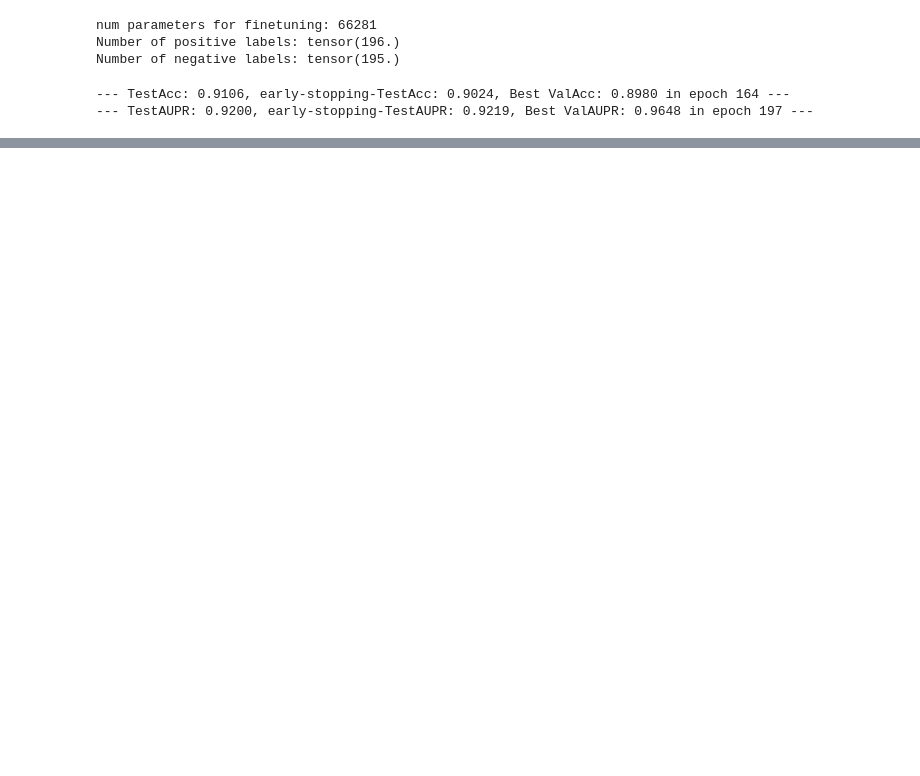
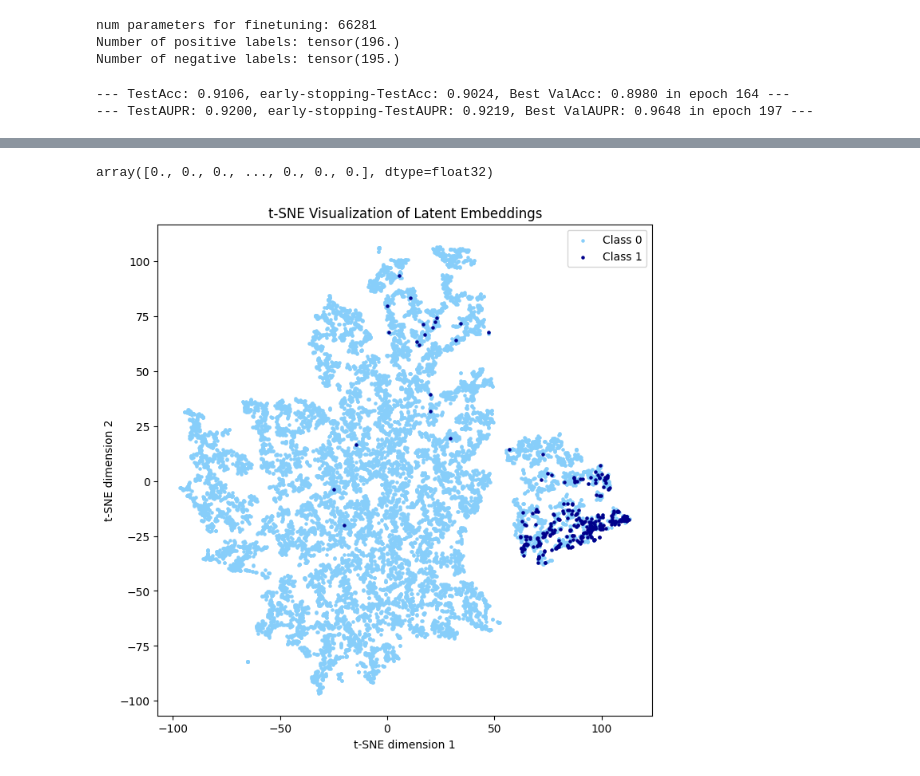
Before and after one commit to martina-occhetta/MORGaN, a Jupyter notebook: notebooks/03_embedding_analysis.ipynb, the cells around one changed output, grey strips where cells are left out. Cells and saved outputs as stored; diff of their text form; code cells hidden in the pictures; blank space fills up the shorter version.

```diff
--- a/notebooks/03_embedding_analysis.ipynb
+++ b/notebooks/03_embedding_analysis.ipynb
@@ -216,18 +215,18 @@ logger.note({
 # Set your model to evaluation mode
 model.eval()
 
-# Extract embeddings from the model.
-# This assumes your model has a method or a flag to return the embeddings.
-# For example, if your forward method can optionally return the latent space:
+# Extract embeddings and predictions from the model.
+
 with torch.no_grad():
-    # Example: model returns a tuple (loss, embeddings) during training,
-    # so during evaluation you might modify it to only get embeddings.
-    # Adjust this part based on your model's implementation.
-    final_output, hidden_list = model(graph, graph.x, num_edge_types, return_hidden=True)
+    rep, hid_list = model.embed(graph, graph.x, num_edge_types)
+    encoder = model.encoder
+    pred = encoder(graph, graph.x, graph.num_edge_types)
 
-# Option 2: Use the hidden representation from the last layer as embeddings
-embeddings_last_hidden = hidden_list[-1]
+embeddings = hid_list[-1]
 
+embeddings.shape
 # Convert embeddings to a numpy array if they are a torch.Tensor
-embeddings_np = embeddings_last_hidden.cpu().numpy()
+# embeddings_np = np.array(embeddings)
+
+# print("Embeddings shape:", embeddings_np.shape)
 # %% [output]
@@ -235,13 +261,30 @@ TypeError: PreModel.forward() got an unexpected keyword argument 'return_hidden'
+# %%
+# Retrieve the class labels from graph.y and convert to numpy array
+labels = graph.y.cpu().numpy() if hasattr(graph, "y") else None
+labels = labels.squeeze()
+# %%
+labels
+# %% [output]
+array([0., 0., 0., ..., 0., 0., 0.], dtype=float32)
+# %%
+# Apply t-SNE to reduce embeddings to 2 dimensions
+tsne = TSNE(n_components=2, random_state=42)
+embeddings_2d = tsne.fit_transform(embeddings)
 # %%
 
-# Apply t-SNE to reduce the embedding dimensions to 2D
-tsne = TSNE(n_components=2, random_state=42)
-embeddings_2d = tsne.fit_transform(embeddings_np)
+# Create masks for binary classes
+mask0 = labels == 0
+mask1 = labels == 1
 
-# Plot the embeddings
 plt.figure(figsize=(8, 8))
-plt.scatter(embeddings_2d[:, 0], embeddings_2d[:, 1], s=5)
+plt.scatter(embeddings_2d[mask0, 0], embeddings_2d[mask0, 1], label="Class 0", s=5, color="lightskyblue")
+plt.scatter(embeddings_2d[mask1, 0], embeddings_2d[mask1, 1], label="Class 1", s=5, color="darkblue")
+
 plt.title("t-SNE Visualization of Latent Embeddings")
-plt.xlabel("t-SNE Dimension 1")
-plt.ylabel("t-SNE Dimension 2")
+plt.xlabel("t-SNE dimension 1")
+plt.ylabel("t-SNE dimension 2")
+plt.legend()
+plt.savefig('../figures/emb_extraction_model_latent_space_true_labels.png', dpi=300)
 plt.show()
+# %% [output]
+[figure, added]
```
Also changed, not shown: parts of 17 cells of this notebook, 5 other files.
